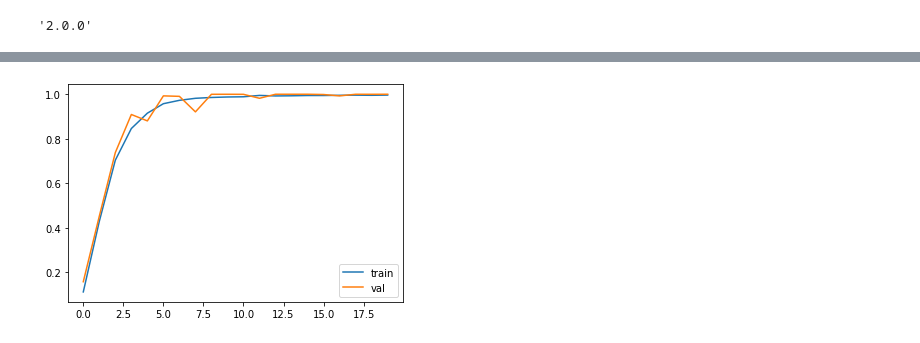
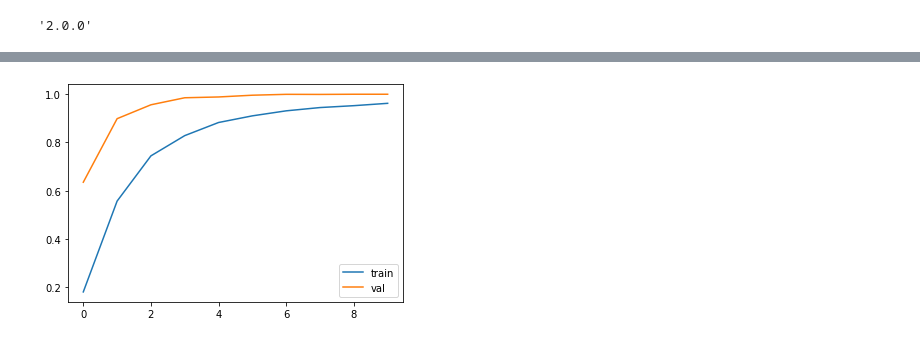
Before and after one commit to KrylovS/sign-language-translation, a Jupyter notebook: sign_language.ipynb, the cells around one changed output, grey strips where cells are left out. Saved outputs shown, nothing was run; the diff lists cells and outputs as text; code cells hidden in the pictures.

Commit message:
Added new architecture and image augmentation

```diff
--- a/sign_language.ipynb
+++ b/sign_language.ipynb
@@ -149,10 +187,12 @@ model.summary()
 # %%
 class userCallback(tf.keras.callbacks.Callback):
   def on_epoch_end(self, epoch, logs={}):
-    if (logs.get('accuracy') > 0.999):
+    if (logs.get('accuracy') > 0.9995):
       print("\n Reached accuracy. Stop trainning!")
       self.model.stop_training = True
 # %%
 callback = userCallback()
 batch_size = 256
-epochs = 20
+epochs = 10
+# %%
+model.compile(loss = 'categorical_crossentropy', optimizer='adam', metrics=['accuracy'])
@@ -158,0 +201,12 @@ epochs = 20
+# %%
+datagen = ImageDataGenerator(
+        rotation_range=10,
+        zoom_range = 0.1,
+        width_shift_range=0.1,
+        height_shift_range=0.1)
+
+datagen.fit(x_train)
+history = model.fit_generator(datagen.flow(x_train, y_train, batch_size=batch_size),
+                              epochs = epochs, validation_data = (x_val, y_val),
+                              callbacks = [callback])#,
+                              #steps_per_epoch = x_train.shape[0] // batch_size)
@@ -163,14 +237,16 @@ history = model.fit(x_train, y_train, epochs = epochs, validation_data = (x_val,
 # %%
 acc_train = history.history['accuracy']
 acc_val = history.history['val_accuracy']
+loss_train = history.history['loss']
+loss_val = history.history['val_loss']
 epochs = range(len(acc_train))
 
 plt.plot(epochs, acc_train)
 plt.plot(epochs, acc_val)
 plt.legend(['train','val'])
 plt.show()
 # %% [output]
-[figure, old version]
+[figure, new version]
 # %%
 from sklearn.metrics import accuracy_score, f1_score
 # %%
```
Also changed, not shown: parts of 14 cells of this notebook.
